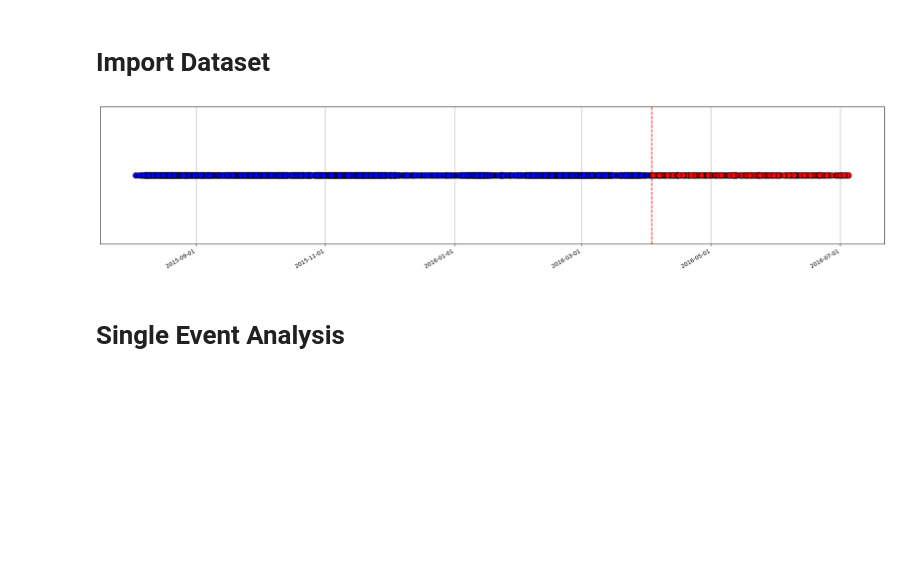
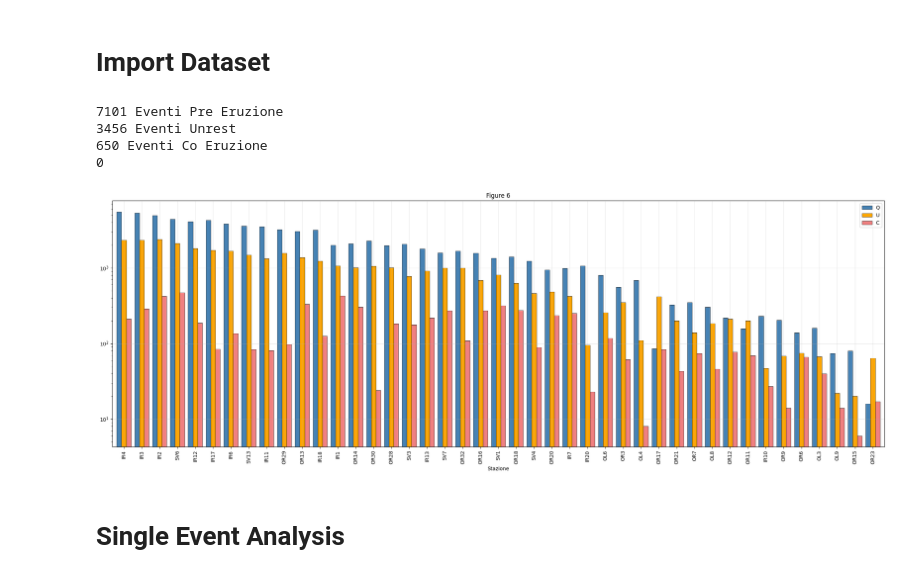
Before and after one commit to Mpinaz/Thesis, a Jupyter notebook: Plots_of_Catalog.ipynb, the cells around one changed output. Drawn from its saved outputs; the diff is of its cells as text; code cells hidden in the pictures; blank space fills up the shorter version.

```diff
--- a/Plots_of_Catalog.ipynb
+++ b/Plots_of_Catalog.ipynb
@@ -298,14 +303,38 @@ for single_sample in Every_Data:
+# %%
+t = pd.to_datetime(catalog["time"], utc = "true")
+
+
+Pre_Period = (
+    ((t <= pd.Timestamp("2015-12-04", tz = "UTC"))) |
+    ((t > pd.Timestamp("2016-02-15", tz = "UTC")) & (t <=  pd.Timestamp("2016-02-25", tz = "UTC"))))
+
+Unrest_Period = (
+     (t >  pd.Timestamp("2015-12-04", tz = "UTC")) & (t <=  pd.Timestamp("2016-02-15", tz = "UTC")) |
+    ((t > pd.Timestamp("2016-02-25", tz = "UTC")) & (t <  pd.Timestamp("2016-04-03", tz = "UTC"))))
+
+Eruption = ((t >=  pd.Timestamp("2016-04-03", tz = "UTC")))
+
+PRE_set    = set((catalog.index[Pre_Period].tolist()))
+Unrest_set = set((catalog.index[Unrest_Period].tolist()))
+POST_set   = set((catalog.index[Eruption].tolist()))
+
+print(f"{len(PRE_set)} Eventi Pre Eruzione \n{len(Unrest_set)} Eventi Unrest \n{len(POST_set)} Eventi Co Eruzione")
+print(len(catalog) - (len(PRE_set) + len(Unrest_set)  + len(POST_set)))
+# %% [output]
+7101 Eventi Pre Eruzione
+3456 Eventi Unrest
+650 Eventi Co Eruzione
+0
 # %%
-PRE_set = {E for St, E, Reg in pre}
-POST_set = {E for St, E, Reg in post}
-
 tempi_Pre = catalog.loc[list(PRE_set), "time"]
+tempi_Unrest = catalog.loc[list(Unrest_set), "time"]
 tempi_Post = catalog.loc[list(POST_set), "time"]
 
 fig, ax = plt.subplots(figsize=(25, 5))
 
+ax.plot(tempi_Post, [0]*len(tempi_Post), "o",color = "red", ms = 10, markeredgecolor="black", markeredgewidth=1)
 ax.plot(tempi_Pre, [0]*len(tempi_Pre), "o",color = "blue", ms = 10, markeredgecolor="black", markeredgewidth=1)
-ax.plot(tempi_Post, [0]*len(tempi_Post), "o",color = "red", ms = 10, markeredgecolor="black", markeredgewidth=1)
+ax.plot(tempi_Unrest, [0]*len(tempi_Unrest), "o",color = "orange", ms = 10, markeredgecolor="black", markeredgewidth=1)
 ax.yaxis.set_visible(False)
 ax.xaxis.set_major_formatter(mdates.DateFormatter("%Y-%m-%d"),)
 ax.axvline(pd.Timestamp("2016-04-03", tz="UTC") , color="red", linestyle="--")
@@ -313,43 +342,50 @@ ax.grid("on")
 fig.autofmt_xdate()
 # fig.savefig(f"{Using}: temporal.png", dpi=150, bbox_inches="tight")
 plt.show()
-# %% [output]
-[figure, removed]
 # %%
 pre_events = defaultdict(list)
 post_events = defaultdict(list)
+Unrest_events = defaultdict(list)
 pre_stations = defaultdict(list)
 post_stations = defaultdict(list)
+Unrest_stations = defaultdict(list)
 
-for St, E, Reg in pre:
-    pre_events[E].append((St, E, Reg))
-    pre_stations[St].append((St, E, Reg))
+for St, E, Reg in Every_Data:
+    if E in POST_set:
+          post_events[E].append((St, E, Reg))
+          post_stations[St].append((St, E, Reg))
 
-for St, E, Reg in post:
-    post_events[E].append((St, E, Reg))
-    post_stations[St].append((St, E, Reg))
+    elif E in Unrest_set:
+          Unrest_events[E].append((St, E, Reg))
+          Unrest_stations[St].append((St, E, Reg))
+    else:
+          pre_events[E].append((St, E, Reg))
+          pre_stations[St].append((St, E, Reg))
 # %%
 df = pd.DataFrame({
     "Stazione": list(Stazioni_Di_Interesse),
     "Pre":  [len(pre_stations[St])  for St in Stazioni_Di_Interesse],
+    "Unrest": [len(Unrest_stations[St]) for St in Stazioni_Di_Interesse],
     "Post": [len(post_stations[St]) for St in Stazioni_Di_Interesse],
 })
-df["Tot"] = df["Pre"] + df["Post"]
+df["Tot"] = df["Pre"] + df["Unrest"] + df["Post"]
 df = df.sort_values("Tot", ascending=False)
 df
 # %%
-ax = df.plot(x="Stazione", y=["Pre", "Post"], kind="bar",
-             figsize=(16, 6), color=["steelblue", "orange"],
-             width=0.9, edgecolor="black", linewidth=0.5)
+ax = df.plot(x="Stazione", y=["Pre", "Unrest", "Post"], kind="bar",
+             figsize=(22, 8), color=["steelblue", "orange", "lightcoral"],
+             width=0.8, edgecolor="black", linewidth=0.5)
 ax.set_yscale("log")
 
 ax.set_title("Figure 6")
-ax.legend()
+ax.legend("QUC")
 ax.grid("on", alpha = 0.3)
 plt.tight_layout()
 
 plt.savefig("Figure 6 (Filtered Stations Pre and Post Proportion).png")
 plt.show()
+# %% [output]
+[figure, added]
 # %% [markdown]
 # Single Event Analysis
 # %%
```
Also changed, not shown: parts of 5 cells of this notebook.
